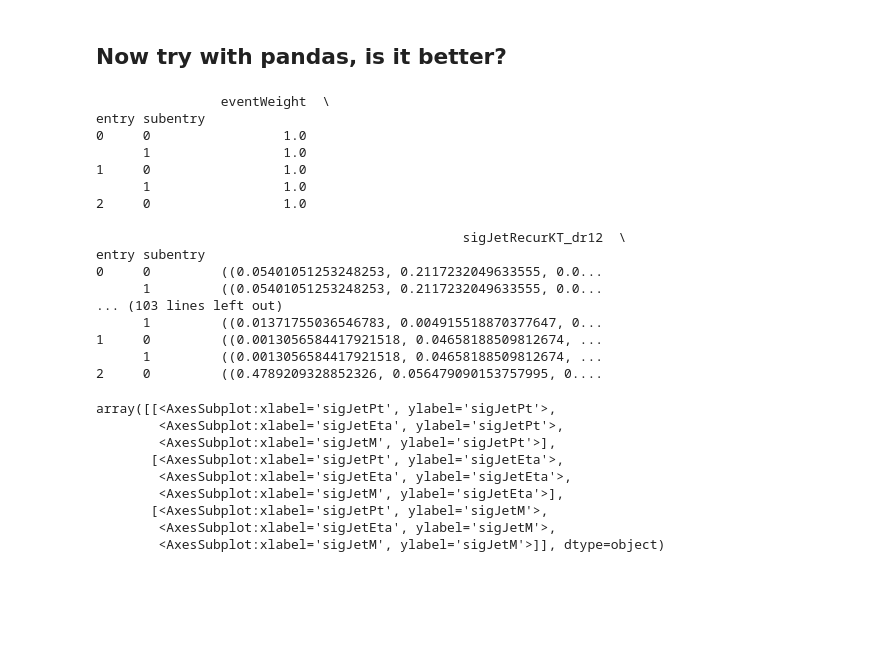
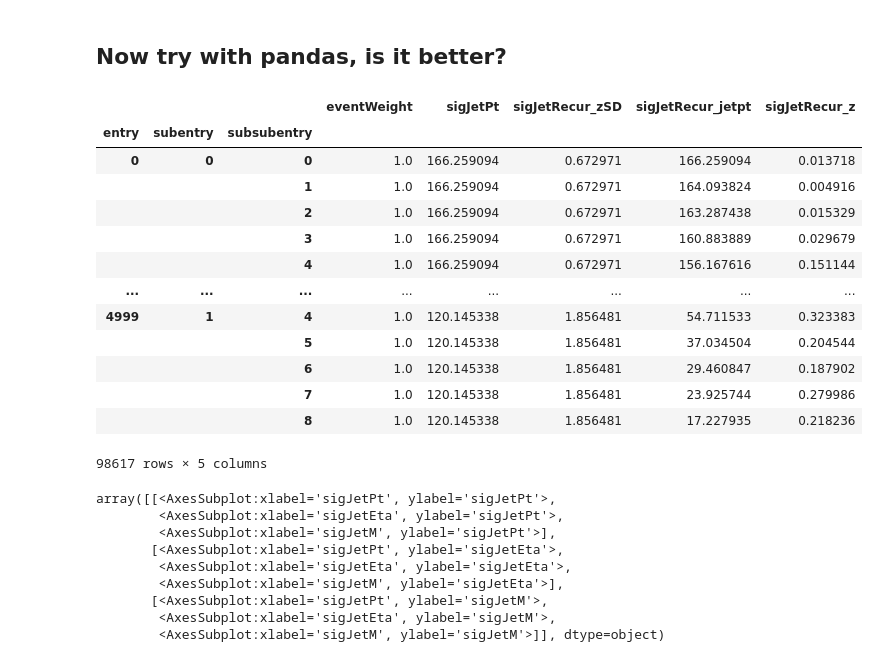
Before and after one commit to wesselrijk/anAliPy, a Jupyter notebook: anPy_uproot_tester.ipynb, the cells around one changed output. Cells and saved outputs as stored; diff of their text form; code cells hidden in the pictures; blank space fills up the shorter version.

```diff
--- a/anPy_uproot_tester.ipynb
+++ b/anPy_uproot_tester.ipynb
@@ -403,23 +403,22 @@ df, columns = tree.arrays(library="pd")
-# %%
-print(df.head())
-# %% [output]
-                eventWeight  \
-entry subentry
-0     0                 1.0
-      1                 1.0
-1     0                 1.0
-      1                 1.0
-2     0                 1.0
-
-                                               sigJetRecurKT_dr12  \
-entry subentry
-0     0         ((0.05401051253248253, 0.2117232049633555, 0.0...
-      1         ((0.05401051253248253, 0.2117232049633555, 0.0...
-... (103 lines left out)
-      1         ((0.01371755036546783, 0.004915518870377647, 0...
-1     0         ((0.0013056584417921518, 0.04658188509812674, ...
-      1         ((0.0013056584417921518, 0.04658188509812674, ...
-2     0         ((0.4789209328852326, 0.056479090153757995, 0....
+# %%
+df = ak.to_pandas(branches[['eventWeight','sigJetPt','sigJetRecur_zSD', 'sigJetRecur_jetpt', 'sigJetRecur_z']])
+# %%
+df
+# %% [output]
+|  |  |  | eventWeight | sigJetPt | sigJetRecur_zSD | sigJetRecur_jetpt | sigJetRecur_z |
+| entry | subentry | subsubentry |  |  |  |  |  |
+| 0 | 0 | 0 | 1.0 | 166.259094 | 0.672971 | 166.259094 | 0.013718 |
+|  |  | 1 | 1.0 | 166.259094 | 0.672971 | 164.093824 | 0.004916 |
+|  |  | 2 | 1.0 | 166.259094 | 0.672971 | 163.287438 | 0.015329 |
+|  |  | 3 | 1.0 | 166.259094 | 0.672971 | 160.883889 | 0.029679 |
+|  |  | 4 | 1.0 | 166.259094 | 0.672971 | 156.167616 | 0.151144 |
+| ... | ... | ... | ... | ... | ... | ... | ... |
+| 4999 | 1 | 4 | 1.0 | 120.145338 | 1.856481 | 54.711533 | 0.323383 |
+|  |  | 5 | 1.0 | 120.145338 | 1.856481 | 37.034504 | 0.204544 |
+|  |  | 6 | 1.0 | 120.145338 | 1.856481 | 29.460847 | 0.187902 |
+|  |  | 7 | 1.0 | 120.145338 | 1.856481 | 23.925744 | 0.279986 |
+|  |  | 8 | 1.0 | 120.145338 | 1.856481 | 17.227935 | 0.218236 |
+98617 rows × 5 columns
 # %%
 df1 = columns[["sigJetPt", "sigJetEta", "sigJetM"]]
 pd.plotting.scatter_matrix(df1, alpha=0.4, hist_kwds={'bins':50}, figsize=(15,15))
```
Also changed, not shown: parts of 2 cells of this notebook, 20 other files.
